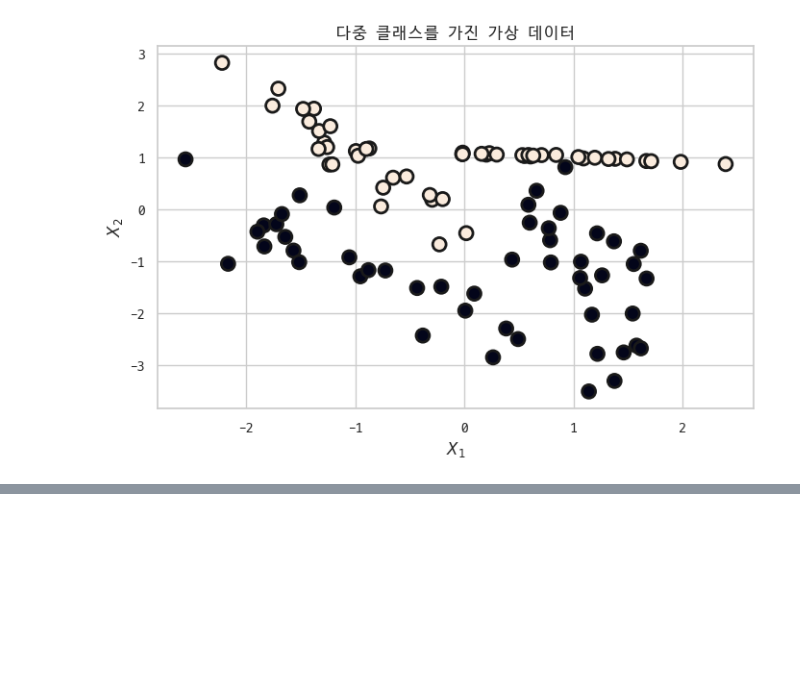
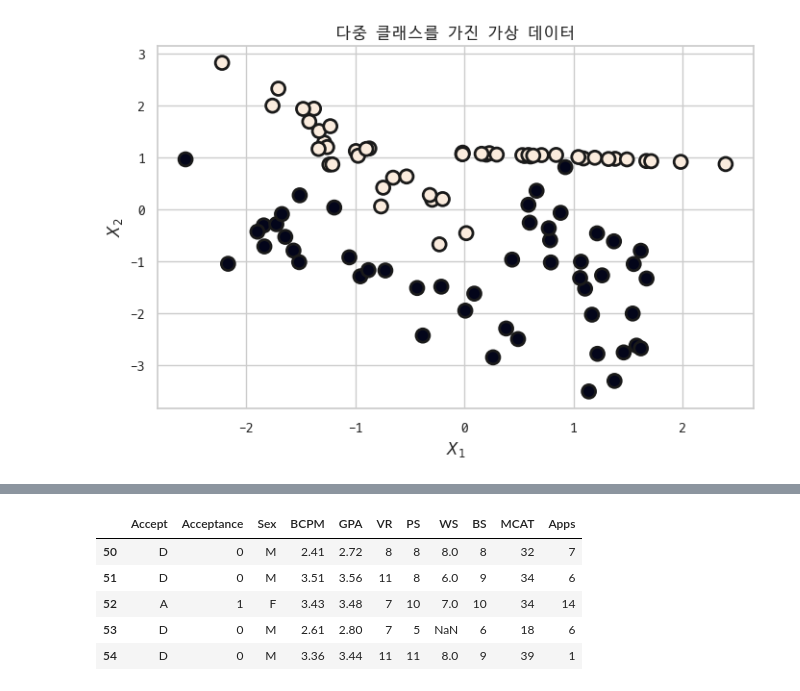
Before and after one commit to p829911/math, a Jupyter notebook: classification.ipynb, the cells around one changed output, grey strips where cells are left out. Cells and saved outputs as stored; diff of their text form; code cells hidden in the pictures; blank space fills up the shorter version.

```diff
--- a/classification.ipynb
+++ b/classification.ipynb
@@ -256,0 +291,11 @@ plt.show()
+# %%
+data = sm.datasets.get_rdataset("MedGPA", package="Stat2Data")
+df = data.data
+df.tail()
+# %% [output]
+|  | Accept | Acceptance | Sex | BCPM | GPA | VR | PS | WS | BS | MCAT | Apps |
+| 50 | D | 0 | M | 2.41 | 2.72 | 8 | 8 | 8.0 | 8 | 32 | 7 |
+| 51 | D | 0 | M | 3.51 | 3.56 | 11 | 8 | 6.0 | 9 | 34 | 6 |
+| 52 | A | 1 | F | 3.43 | 3.48 | 7 | 10 | 7.0 | 10 | 34 | 14 |
+| 53 | D | 0 | M | 2.61 | 2.80 | 7 | 5 | NaN | 6 | 18 | 6 |
+| 54 | D | 0 | M | 3.36 | 3.44 | 11 | 11 | 8.0 | 9 | 39 | 1 |
```
Also changed, not shown: parts of 16 cells of this notebook, 4 other files.
